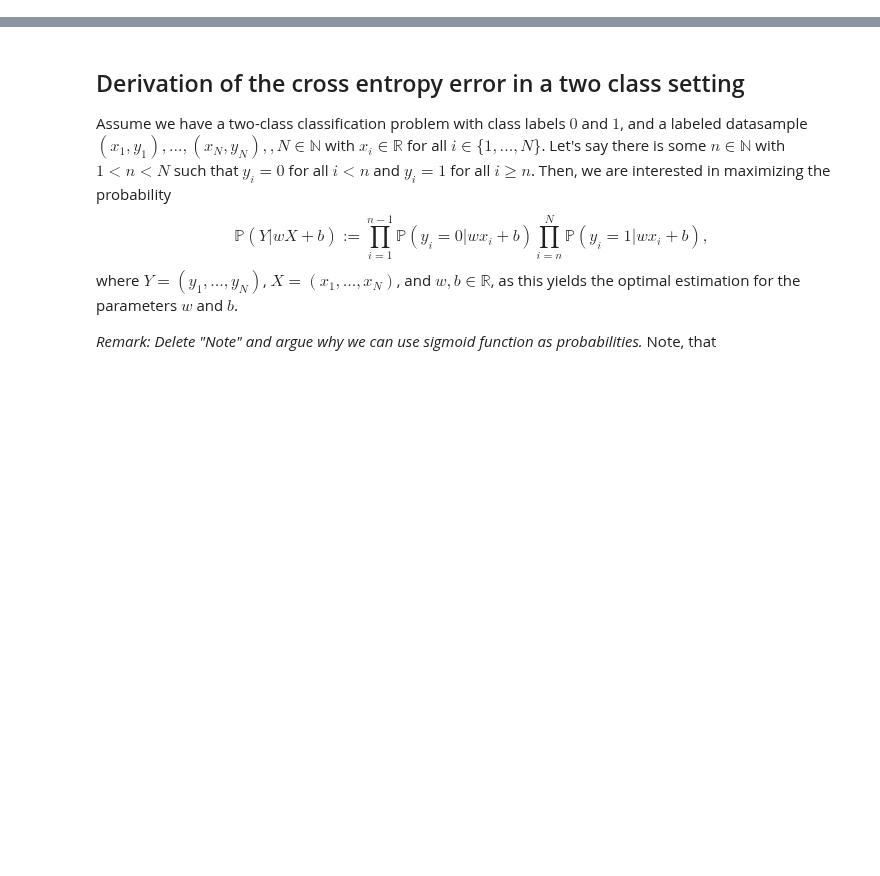
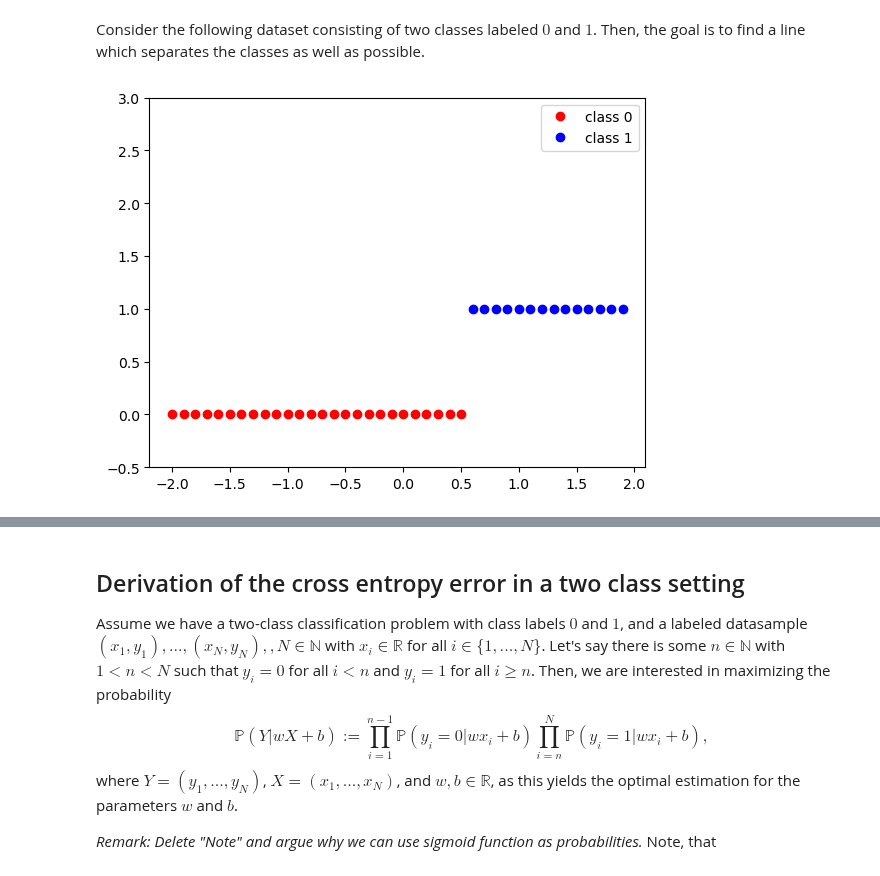
Before and after one commit to LinusLach/Blog, a Jupyter notebook: posts/post-with-code/Pytorch/Intro_Classification_NN.ipynb, the cells around one changed output, grey strips where cells are left out. Saved outputs shown, nothing was run; the diff lists cells and outputs as text; code cells hidden in the pictures; blank space fills up the shorter version.

```diff
--- a/posts/post-with-code/Pytorch/Intro_Classification_NN.ipynb
+++ b/posts/post-with-code/Pytorch/Intro_Classification_NN.ipynb
@@ -15,5 +87,8 @@ from ipywidgets import interact, widgets, Layout
 # %%
+# Create some dataset class which we will need later
+
 class Data_2(Dataset):
+
     def __init__(self, soft_max=False):
         self.x = torch.arange(-2, 2, 0.1).view(-1, 1)
         if soft_max:
@@ -31,8 +106,9 @@ class Data_2(Dataset):
     def __len__(self):
         return self.len
 
+# A function for plotting the data and model results
 
-def plot_data_2(data, model, est_line=False, soft_max=False):
+def plot_data_2(data, model = None, est_line=False, soft_max=False):
     if est_line:
         plt.plot(data.x,
                  torch.sigmoid(list(model.parameters())[0].item() * data.x + list(model.parameters())[1].item()),
@@ -49,10 +125,15 @@ def plot_data_2(data, model, est_line=False, soft_max=False):
         for w, b, y_l, y_c in zip(model.state_dict()['0.weight'], model.state_dict()['0.bias'], y_label, y_color):
             Y.append((w * X + b).numpy())
             plt.plot(X.numpy(), (w * X + b).numpy(), y_c, label=y_l)
-    plt.plot(data.x.numpy()[(data.y == 0)], data.y.numpy()[(data.y == 0)], 'ro', label="class 1")
-    plt.plot(data.x.numpy()[(data.y == 1)], 0 * data.y.numpy()[(data.y == 1)], 'bo', label="class 2")
+    plt.plot(data.x.numpy()[(data.y == 0)], data.y.numpy()[(data.y == 0)], 'ro', label="class 0")
+    plt.plot(data.x.numpy()[(data.y == 1)], data.y.numpy()[(data.y == 1)], 'bo', label="class 1")
     plt.legend()
     plt.ylim(-0.5, 3)
-    plt.show()#%%
+    plt.show()
+# %% [markdown]
+Consider the following dataset consisting of two classes labeled $0$ and $1$. Then, the goal is to find a line which separates the classes as well as possible.
 # %%
 data_2 = Data_2()
+plot_data_2(data_2)
+# %% [output]
+[figure, added]
```
Also changed, not shown: parts of 26 cells of this notebook.
